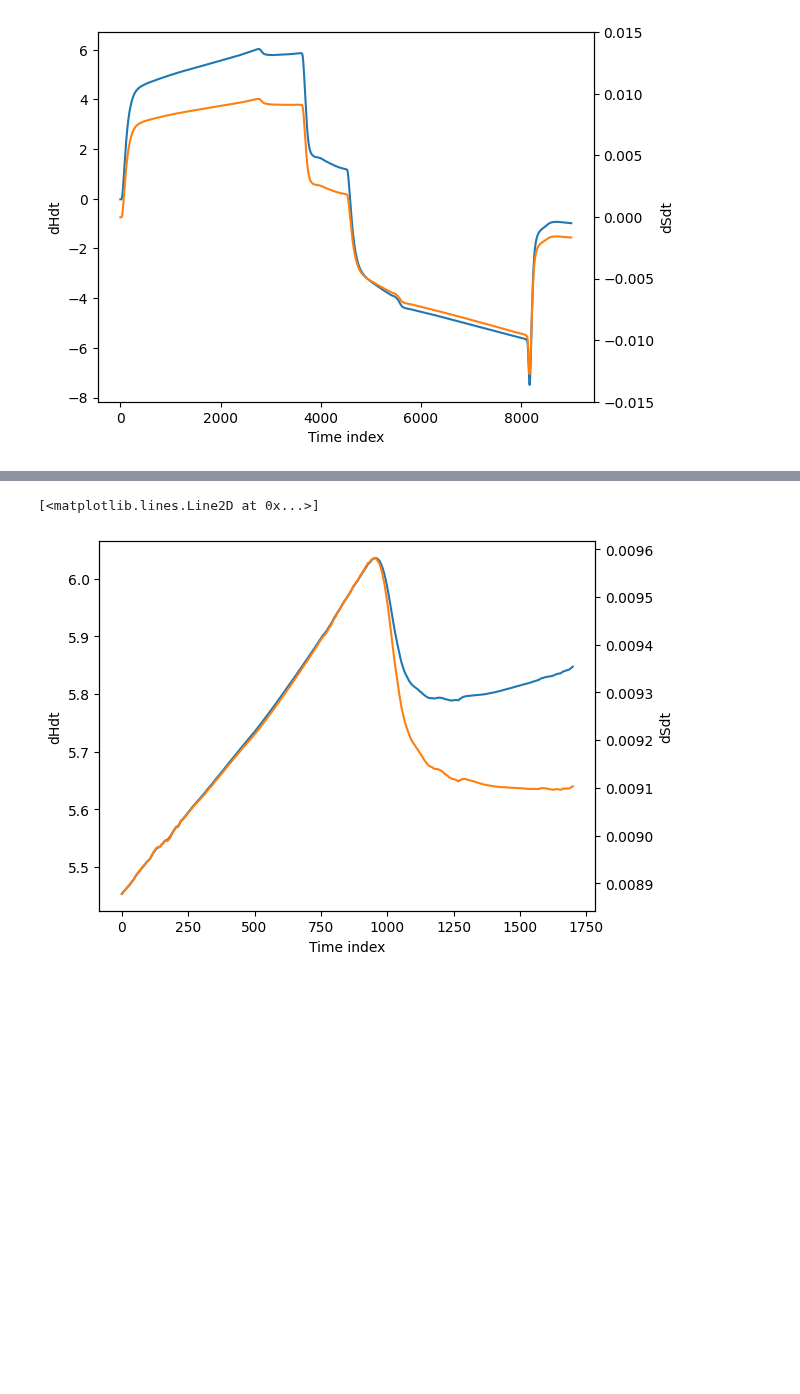
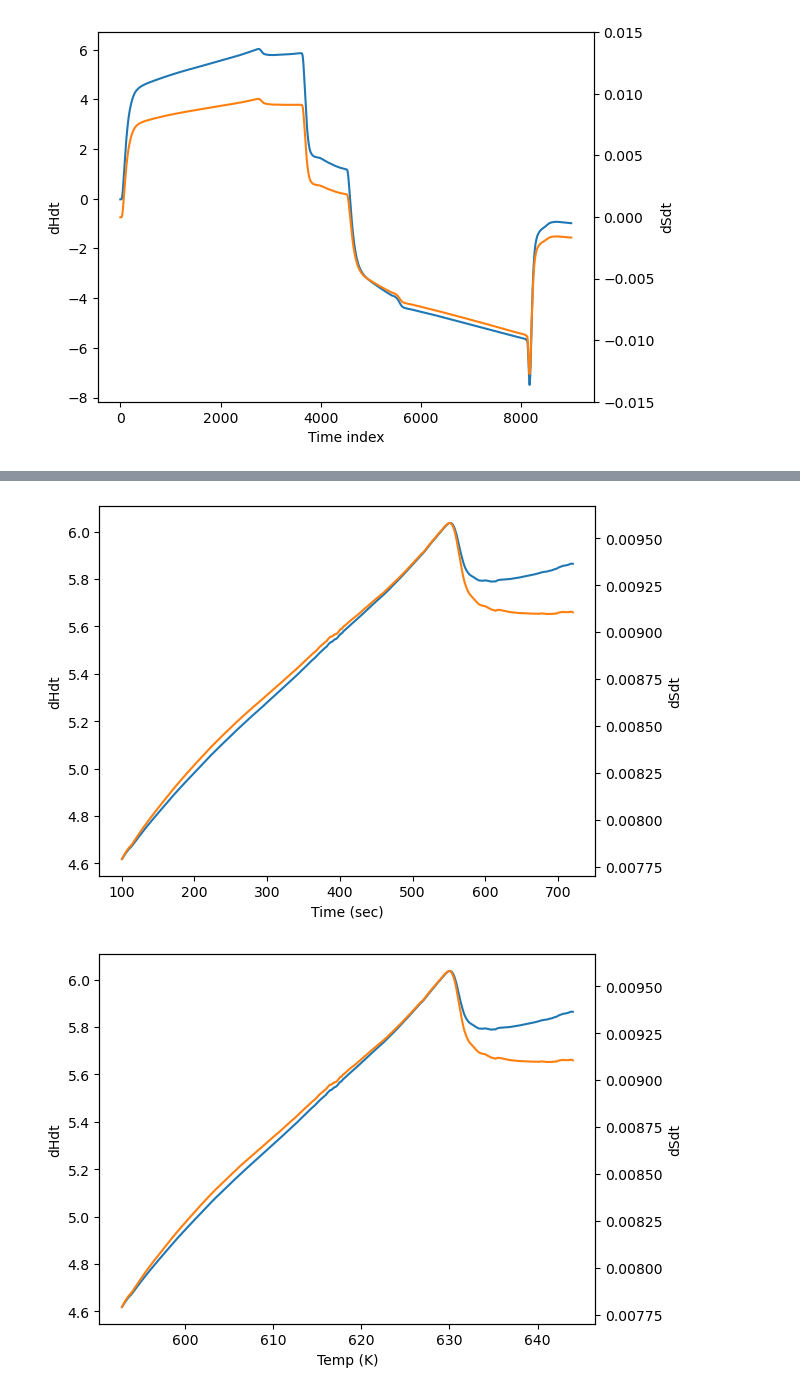
Before and after one commit to xiang-gong3944/----, a Jupyter notebook: 2024_11_08_相転移/data/2024_11_08-Ni.ipynb, the cells around one changed output, grey strips where cells are left out. Saved outputs shown, nothing was run; the diff lists cells and outputs as text; code cells hidden in the pictures; blank space fills up the shorter version.

```diff
--- a/2024_11_08_相転移/data/2024_11_08-Ni.ipynb
+++ b/2024_11_08_相転移/data/2024_11_08-Ni.ipynb
@@ -104,17 +154,29 @@ ax2.plot(Temp, dSdt, c = "tab:orange")
 # %%
-start_index = 1800
-end_index   = 3500
+start_index = 500
+end_index   = 3600
 fig = plt.figure()
 ax1 = fig.add_subplot(111)
-ax1.set_xlabel("Time index")
+ax1.set_xlabel("Time (sec)")
 ax2 = ax1.twinx()
 ax1.set_ylabel("dHdt")
 ax2.set_ylabel("dSdt")
 # ax2.set_ylim(-0.015, 0.015)
-ax1.plot(dHdt[start_index:end_index])
-ax2.plot(dSdt[start_index:end_index], c = "tab:orange")
+ax1.plot(Time[start_index:end_index], dHdt[start_index:end_index])
+ax2.plot(Time[start_index:end_index], dSdt[start_index:end_index], c = "tab:orange")
+plt.show()
+
+fig = plt.figure()
+ax1 = fig.add_subplot(111)
+ax1.set_xlabel("Temp (K)")
+ax2 = ax1.twinx()
+ax1.set_ylabel("dHdt")
+ax2.set_ylabel("dSdt")
+# ax2.set_ylim(-0.015, 0.015)
+ax1.plot(Temp[start_index:end_index], dHdt[start_index:end_index])
+ax2.plot(Temp[start_index:end_index], dSdt[start_index:end_index], c = "tab:orange")
+plt.show()
 # %% [output]
-[<matplotlib.lines.Line2D at 0x...>]
-[figure, old version]
+[figure, new version]
+[figure, added]
 # %%
 start_index = 5000
```
Also changed, not shown: parts of 14 cells of this notebook.
